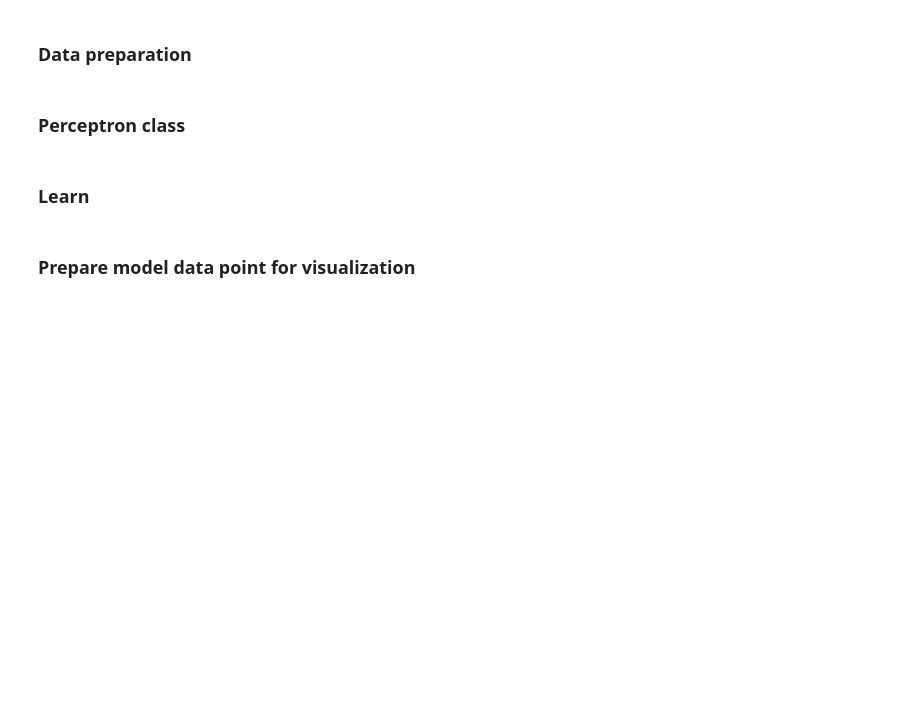
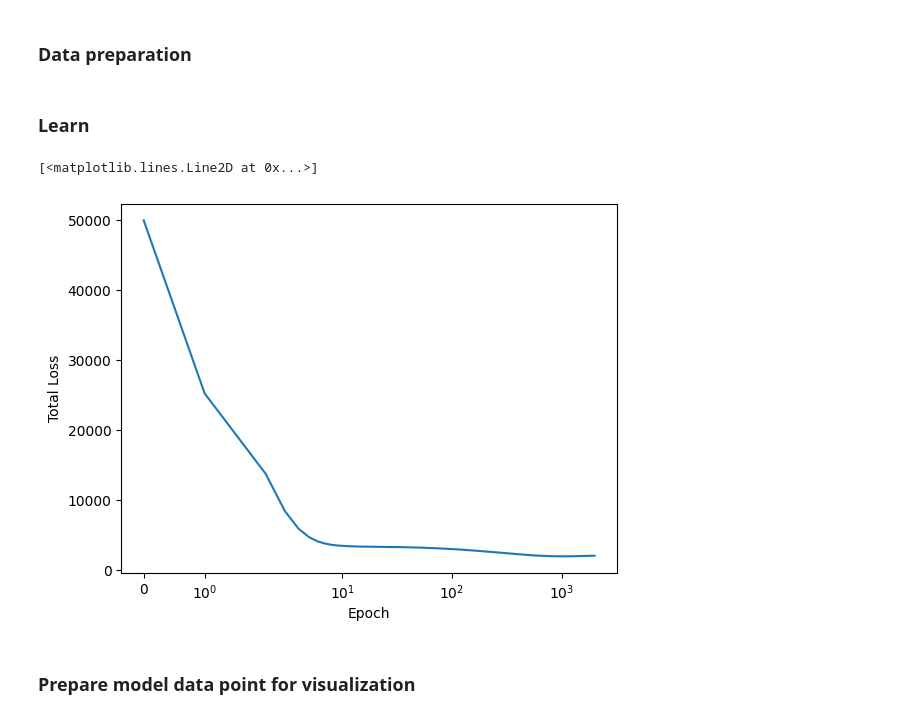
Before and after one commit to cgimenes/ml-studies, a Jupyter notebook: self-implemented/linear-regression/wine_3d.ipynb, the cells around one changed output. Saved outputs shown, nothing was run; the diff lists cells and outputs as text; code cells hidden in the pictures; blank space fills up the shorter version.

```diff
--- a/self-implemented/linear-regression/wine_3d.ipynb
+++ b/self-implemented/linear-regression/wine_3d.ipynb
@@ -8,9 +22,7 @@ from mpl_toolkits.mplot3d import Axes3D
 # %% [markdown]
 ### Data preparation
 # %%
-df = pd.read_csv("../db/wine/winequality-red.csv", delimiter=";")
+df = pd.read_csv("../../db/wine/winequality-red.csv", delimiter=";")
 
 X = df[['volatile acidity', 'density']].values.reshape(-1,2)
 Y = df['quality']
-# %% [markdown]
-### Perceptron class
@@ -60,6 +31,14 @@ class Perceptron:
 # %%
 p = Perceptron(in_size=X.ndim)
 costs = p.learn(X, Y)
+
+plt.xscale('symlog')
+plt.xlabel('Epoch')
+plt.ylabel('Total Loss')
+plt.plot(costs[:, 0], costs[:, 1])
+# %% [output]
+[<matplotlib.lines.Line2D at 0x...>]
+[figure, added]
 # %% [markdown]
 ### Prepare model data point for visualization
 # %%
```
Also changed, not shown: parts of 3 cells of this notebook, 11 other files.
